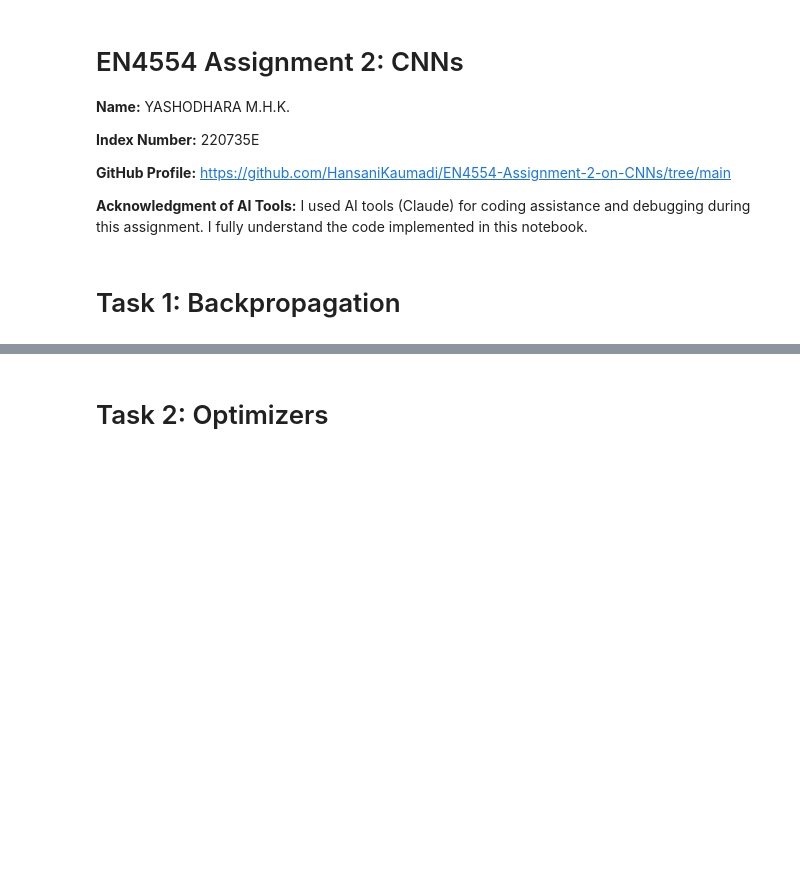
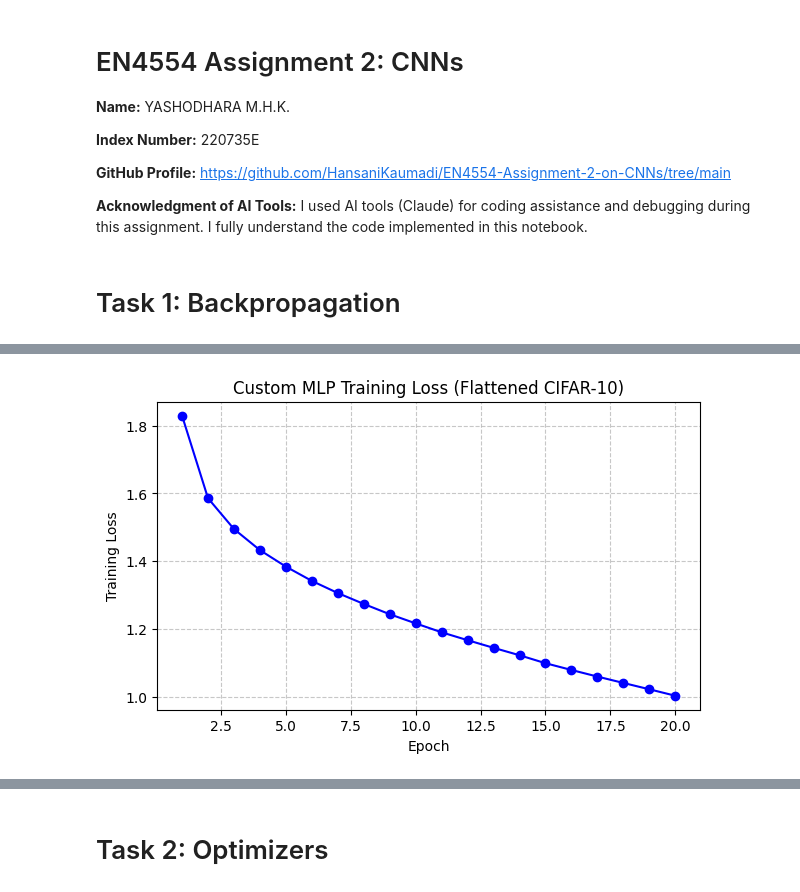
Before and after one commit to HansaniKaumadi/EN4554-Assignment-2-on-CNNs, a Jupyter notebook: code.ipynb, the cells around one changed output, grey strips where cells are left out. Drawn from its saved outputs; the diff is of its cells as text; code cells hidden in the pictures; blank space fills up the shorter version.

```diff
--- a/code.ipynb
+++ b/code.ipynb
@@ -48,0 +175,88 @@ val_loader = DataLoader(val_set, batch_size=128, shuffle=False)
+# %%
+# (c): Train Custom MLP with SGD on flattened CIFAR-10
+class CustomMLP:
+    def __init__(self):
+        # CIFAR-10 images are 3 channels * 32x32 pixels = 3072 input features
+        self.linear1 = Linear(3072, 256)
+        self.relu = ReLU()
+        self.linear2 = Linear(256, 10)
+
+    def forward(self, x):
+        x = self.linear1.forward(x)
+        x = self.relu.forward(x)
+        x = self.linear2.forward(x)
+        return x
+
+    def backward(self, grad_output):
+        grad = self.linear2.backward(grad_output)
+        grad = self.relu.backward(grad)
+        grad = self.linear1.backward(grad)
+        return grad
+
+    def update_weights(self, lr):
+        # Manual SGD weight updates
+        self.linear1.weight -= lr * self.linear1.grad_weight
+        self.linear1.bias -= lr * self.linear1.grad_bias
+        self.linear2.weight -= lr * self.linear2.grad_weight
+        self.linear2.bias -= lr * self.linear2.grad_bias
+
+def train_and_evaluate_custom_mlp(train_loader, val_loader, epochs=5, lr=0.01):
+    mlp = CustomMLP()
+    criterion = SoftmaxCrossEntropy()
+    train_losses = []
+
+    print("Training Custom MLP...")
+    for epoch in range(epochs):
+        running_loss = 0.0
+        total_samples = 0
+
+        for inputs, labels in train_loader:
+            # Flatten inputs and ensure they are on the CPU to match custom layers
+            inputs_flat = inputs.view(inputs.size(0), -1).cpu()
+            labels = labels.cpu()
+
+            # Forward pass
+            logits = mlp.forward(inputs_flat)
+            loss = criterion.forward(logits, labels)
+
+            # Backward pass
+            grad_logits = criterion.backward()
+            mlp.backward(grad_logits)
+
+            # Update weights (SGD)
+            mlp.update_weights(lr)
+
+            running_loss += loss.item() * inputs.size(0)
+            total_samples += inputs.size(0)
+
+        epoch_loss = running_loss / total_samples
+        train_losses.append(epoch_loss)
+        print(f"Epoch {epoch+1}/{epochs} | Training Loss: {epoch_loss:.4f}")
+
+    # Validation Phase
+    correct = 0
+    total = 0
+    for inputs, labels in val_loader:
+        inputs_flat = inputs.view(inputs.size(0), -1).cpu()
+        labels = labels.cpu()
+
+        logits = mlp.forward(inputs_flat)
+        predicted = torch.argmax(logits, dim=1)
+        total += labels.size(0)
+        correct += (predicted == labels).sum().item()
+
+    val_acc = correct / total
+    print(f"\nFinal Validation Accuracy: {val_acc:.4f}")
+
+    # Plotting the loss
+    plt.figure(figsize=(7, 4))
+    plt.plot(range(1, epochs + 1), train_losses, marker='o', color='b')
+    plt.xlabel('Epoch')
+    plt.ylabel('Training Loss')
+    plt.title('Custom MLP Training Loss (Flattened CIFAR-10)')
+    plt.grid(True, linestyle='--', alpha=0.7)
+    plt.show()
+
+# Execute the training and evaluation
+train_and_evaluate_custom_mlp(train_loader, val_loader, epochs=20, lr=0.01)
+# %% [output]
@@ -48,0 +280 @@ val_loader = DataLoader(val_set, batch_size=128, shuffle=False)
+[figure, added]
```
Also changed, not shown: parts of 28 cells of this notebook.
